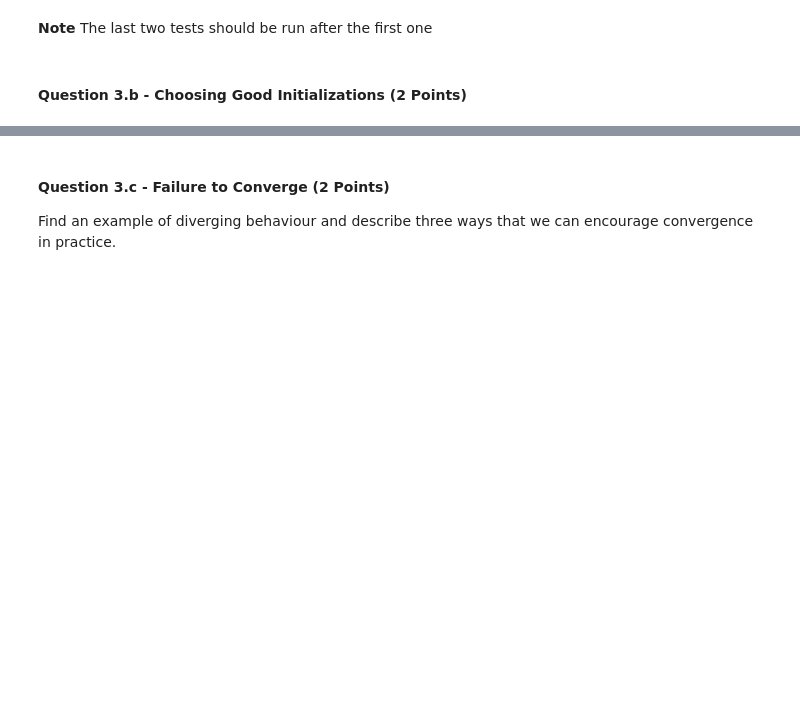
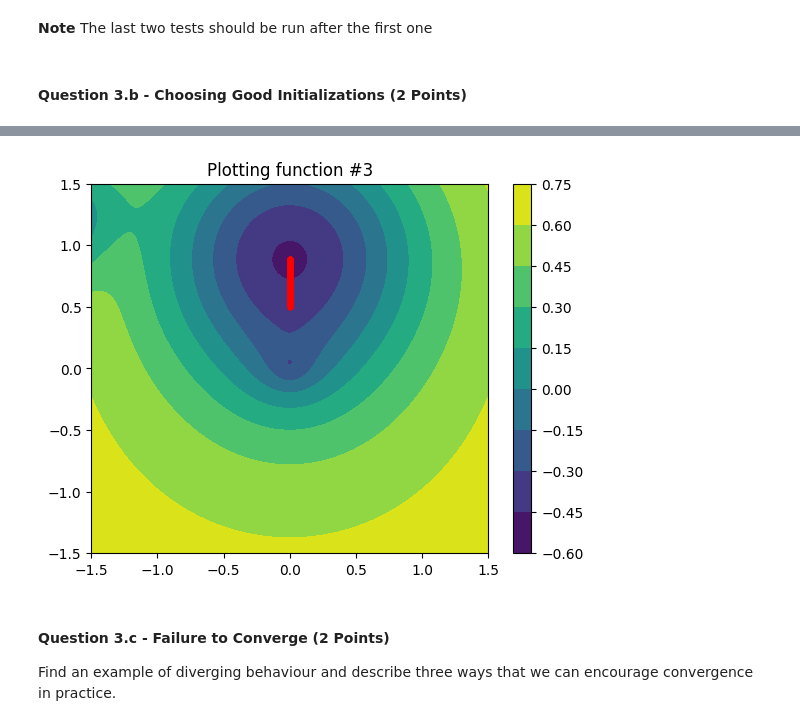
Before and after one commit to Devesh251298/Differentiation_and_Optimisation_dj422, a Jupyter notebook: mml_cw_1.ipynb, the cells around one changed output, grey strips where cells are left out. Drawn from its saved outputs; the diff is of its cells as text; code cells hidden in the pictures; blank space fills up the shorter version.

```diff
--- a/mml_cw_1.ipynb
+++ b/mml_cw_1.ipynb
@@ -138,7 +164,7 @@ grader.check("Q2.b.ii Gradients of the Functions - f2")
 def f3_grad_exact(x):
     """ Return gradient of f3, exactly derived by hand """
     ...
-    gradient = ...
+    gradient = [grad_fd(f3, x, delta=1e-5)]
     return gradient
 # %%
 grader.check("Q2.b.iii Gradients of the Functions - f3")
@@ -242,14 +282,17 @@ plot_grad_descent(f2, f2_grad_exact, gradient_descent,
 # %%
 # For F3
-f3_start_x = ...
-f3_start_y = ...
-f3_lr = ...
-f3_n_steps = ...
+f3_start_x = 0
+f3_start_y = 0.5
+
+f3_lr = 0.001
+f3_n_steps = 10000
 
 plot_grad_descent(f3, f3_grad_exact, gradient_descent,
                   xrange=(-1.5, 1.5), yrange=(-1.5, 1.5),
                   start_x=f3_start_x, start_y=f3_start_y, lr=f3_lr, n_steps=f3_n_steps, silent=True
 )
+# %% [output]
+[figure, added]
 # %% [markdown]
 #### Question 3.c - Failure to Converge (2 Points)
 Find an example of diverging behaviour and describe three ways that we can encourage convergence in practice.
```
Also changed, not shown: parts of 21 cells of this notebook, 1 other file.
